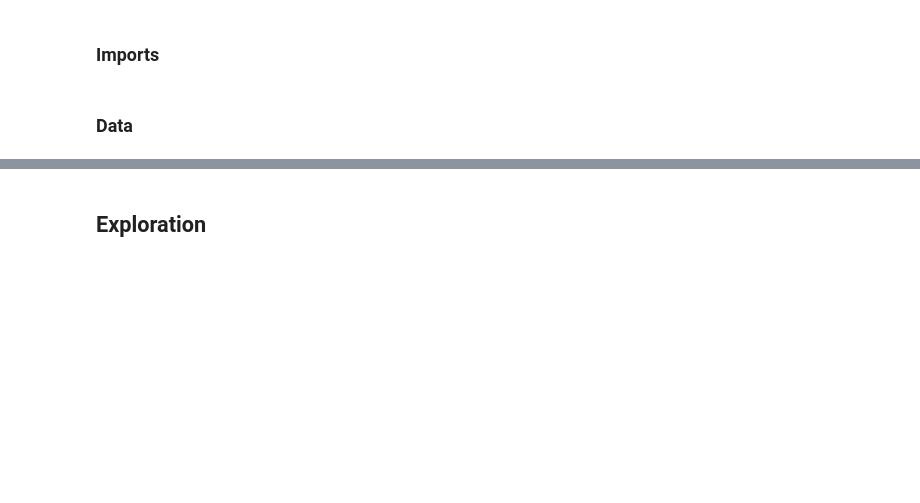
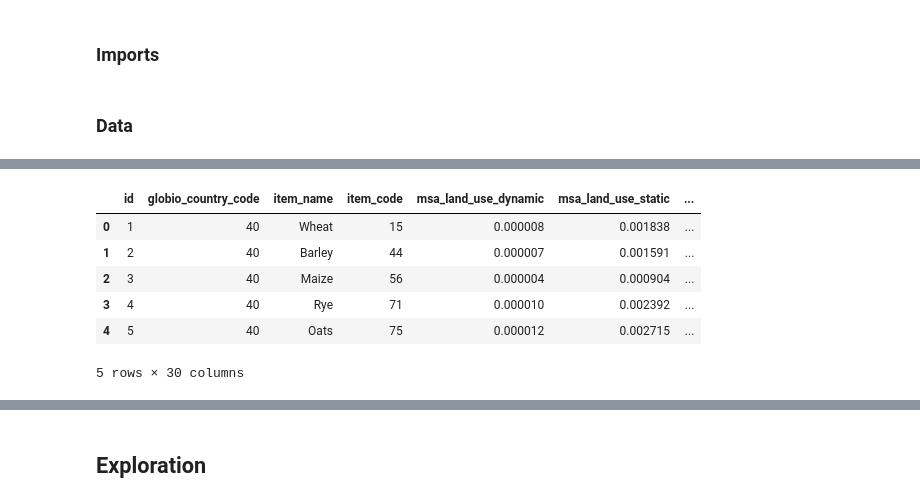
Before and after one commit to AlexandreGazagnes/Global-Biodiversity-Score, a Jupyter notebook: notebooks/01-First-Explo.ipynb, the cells around one changed output, grey strips where cells are left out. Cells and saved outputs as stored; diff of their text form; code cells hidden in the pictures; blank space fills up the shorter version.

```diff
--- a/notebooks/01-First-Explo.ipynb
+++ b/notebooks/01-First-Explo.ipynb
@@ -61,4 +81,12 @@ os.listdir(data_dir)
 # %%
-crops = pd.read_csv(os.path.join(data_dir, "crops.csv"))
-crops
+crops = pd.read_csv(os.path.join(data_dir, "crops/crops.csv"))
+crops.head()
+# %% [output]
+|  | id | globio_country_code | item_name | item_code | msa_land_use_dynamic | msa_land_use_static | ... |
+| 0 | 1 | 40 | Wheat | 15 | 0.000008 | 0.001838 | ... |
+| 1 | 2 | 40 | Barley | 44 | 0.000007 | 0.001591 | ... |
+| 2 | 3 | 40 | Maize | 56 | 0.000004 | 0.000904 | ... |
+| 3 | 4 | 40 | Rye | 71 | 0.000010 | 0.002392 | ... |
+| 4 | 5 | 40 | Oats | 75 | 0.000012 | 0.002715 | ... |
+5 rows × 30 columns
 # %%
```
Also changed, not shown: parts of 17 cells of this notebook, 2 other files.
